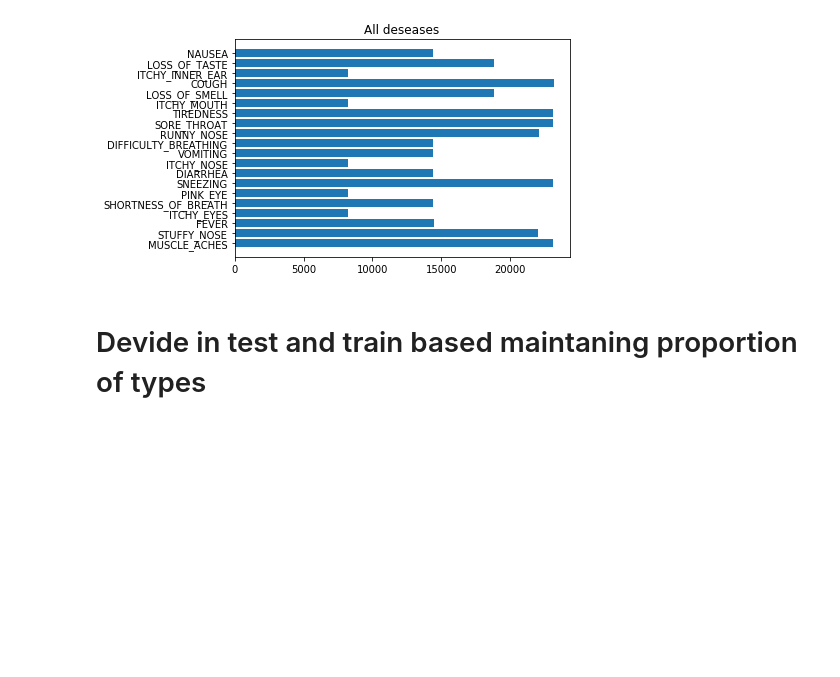
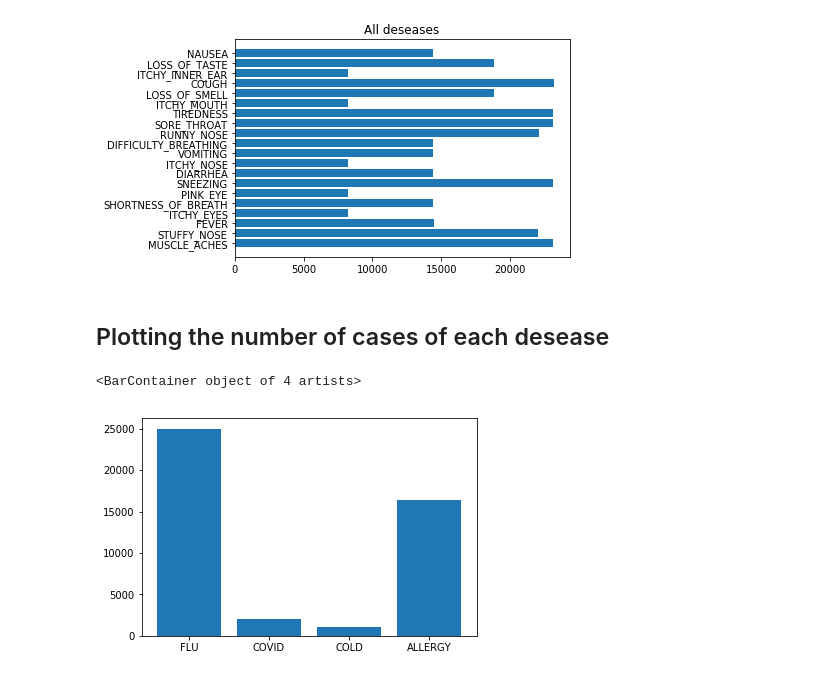
Before and after one commit to IohanSardinha/FEUP_IART, a Jupyter notebook: Trab 2/covid.ipynb, the cells around one changed output. Cells and saved outputs as stored; diff of their text form; code cells hidden in the pictures; blank space fills up the shorter version.

```diff
--- a/Trab 2/covid.ipynb
+++ b/Trab 2/covid.ipynb
@@ -72,5 +85,10 @@ plt.barh(deseases_dict.keys(), deseases_dict.values())
 # %% [output]
 <BarContainer object of 20 artists>
 [figure]
-# %% [markdown]
-# Devide in test and train based maintaning proportion of types
+# %% [markdown]
+## Plotting the number of cases of each desease
+# %%
+plt.bar(["FLU", "COVID", "COLD", "ALLERGY"], [len(flu),len(covid),len(cold),len(allergy)])
+# %% [output]
+<BarContainer object of 4 artists>
+[figure, added]
```
Also changed, not shown: parts of 36 cells of this notebook.
